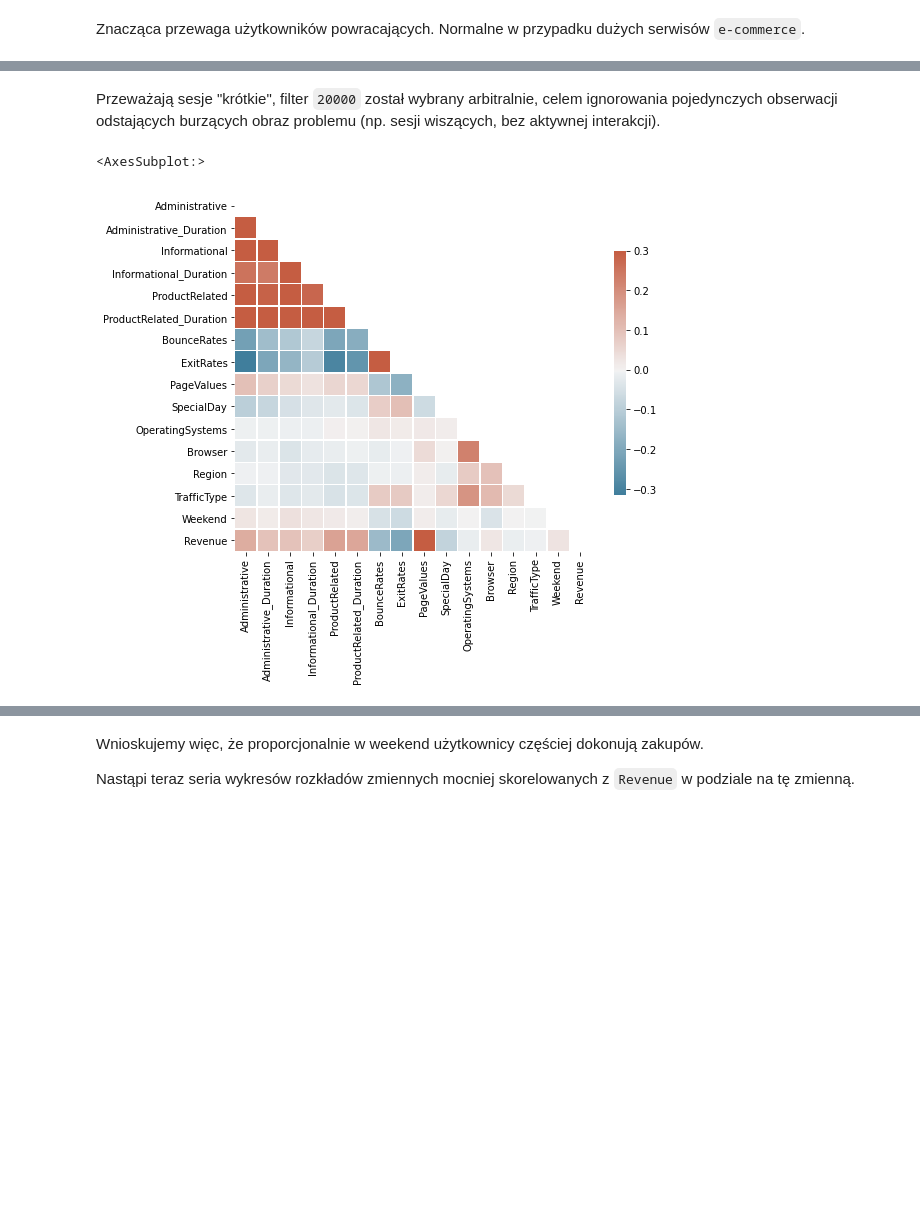
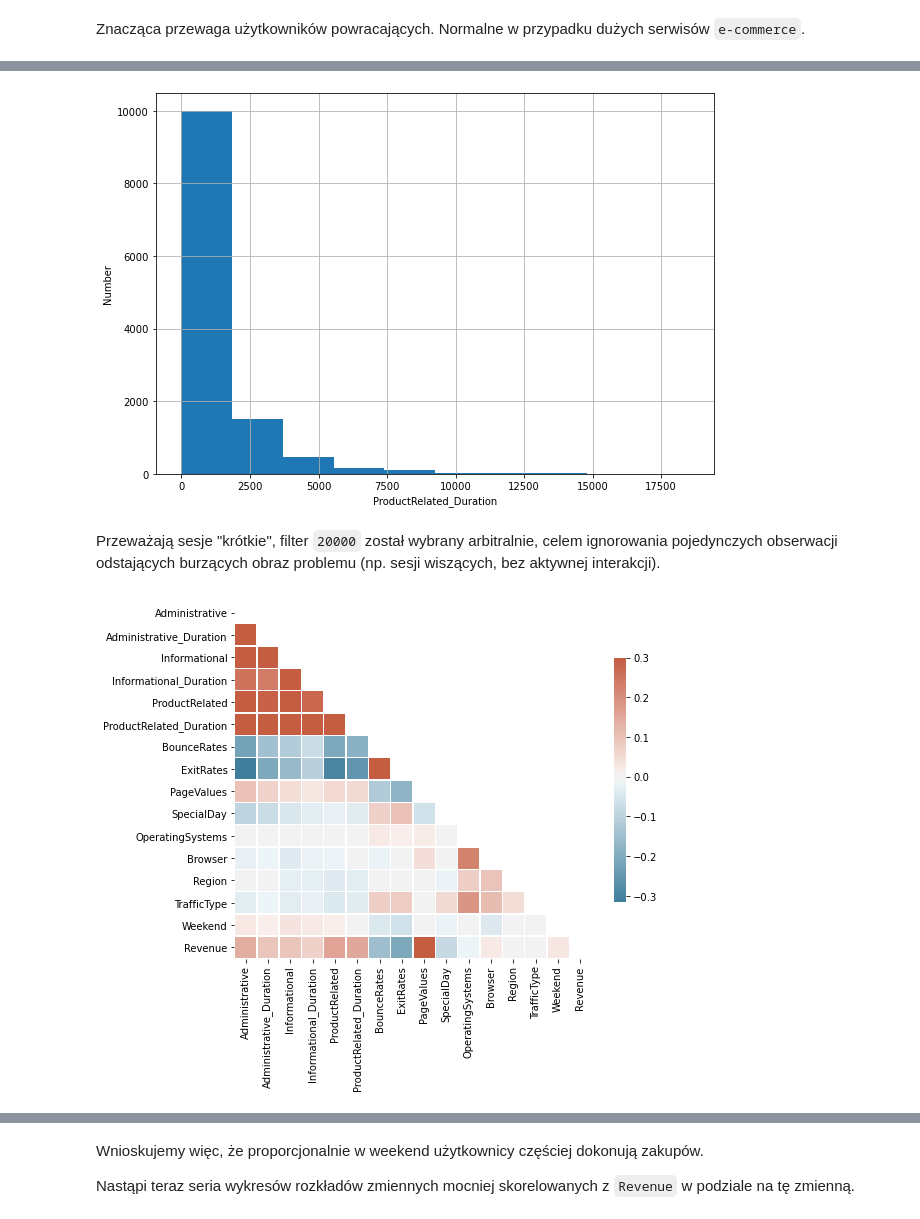
Before and after one commit to pablo2811/online-shopping, a Jupyter notebook: EDA P2.ipynb, the cells around one changed output, grey strips where cells are left out. Cells and saved outputs as stored; diff of their text form; code cells hidden in the pictures; blank space fills up the shorter version.

```diff
--- a/EDA P2.ipynb
+++ b/EDA P2.ipynb
@@ -112,12 +130,20 @@ data.loc[data["ProductRelated_Duration"] <= 20000,"ProductRelated_Duration"].his
+# %%
+plt.figure(figsize=(10,7))
+data.loc[data["ProductRelated_Duration"] <= 20000,"ProductRelated_Duration"].hist()
+plt.xlabel("ProductRelated_Duration")
+plt.ylabel("Number")
+plt.show()
+# %% [output]
+[figure, added]
 # %% [markdown]
 Przeważają sesje "krótkie", filter `20000` został wybrany arbitralnie, celem ignorowania pojedynczych obserwacji odstających burzących obraz problemu (np. sesji wiszących, bez aktywnej interakcji).
 # %%
 mask = np.triu(np.ones_like(data.corr(), dtype=bool))
 f, ax = plt.subplots(figsize=(8, 9))
 cmap = sns.diverging_palette(230, 20, as_cmap=True)
-sns.heatmap(corr_matrix, mask=mask, cmap=cmap, vmax=.3, center=0,
+sns.heatmap(data.corr(), mask=mask, cmap=cmap, vmax=.3, center=0,
             square=True, linewidths=.5, cbar_kws={"shrink": .5})
+plt.show()
 # %% [output]
-<AxesSubplot:>
 [figure]
 # %% [markdown]
```
Also changed, not shown: parts of 11 cells of this notebook.
